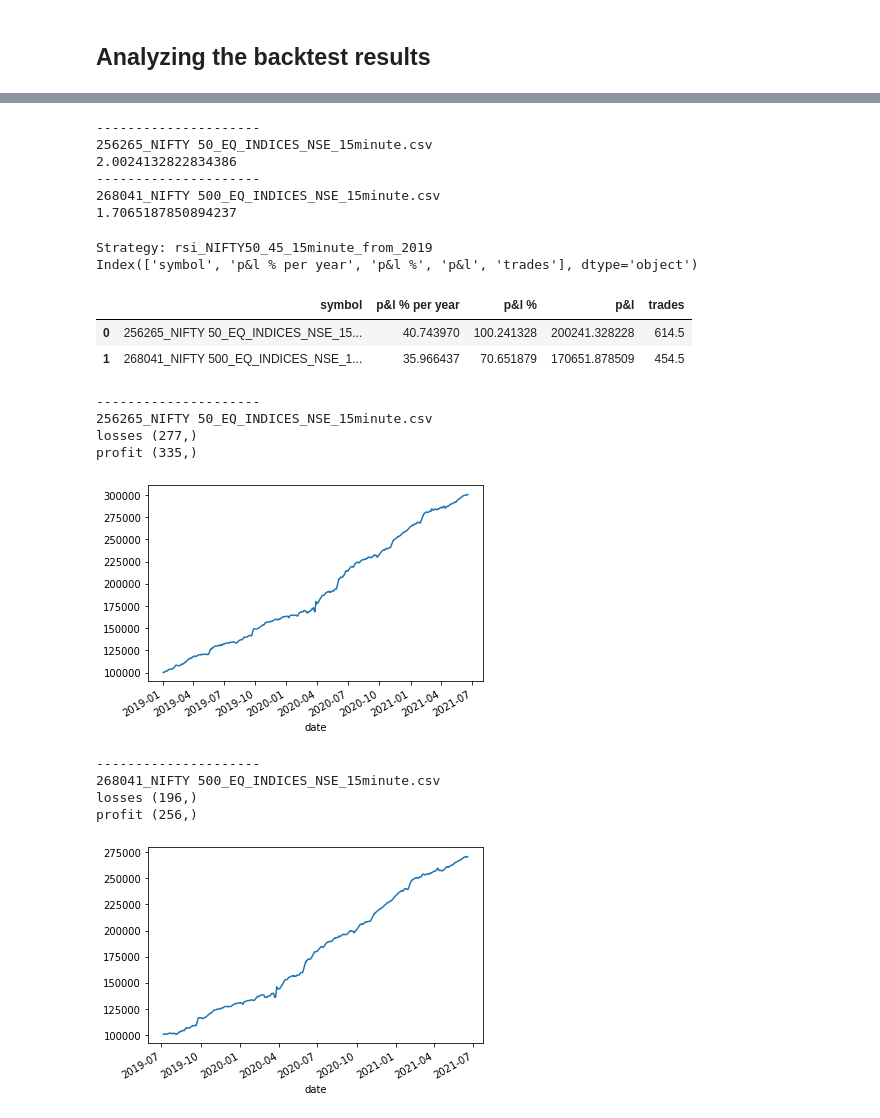
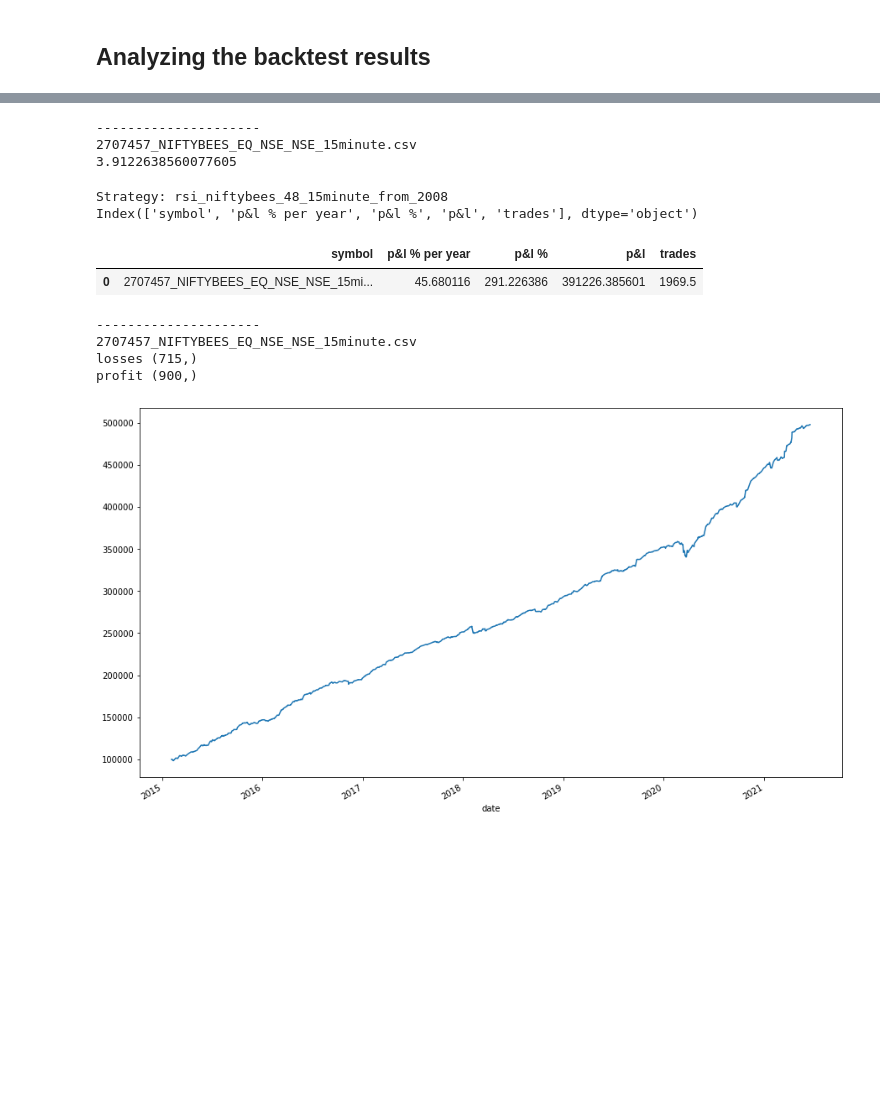
Before and after one commit to binarysentient/bsstonks, a Jupyter notebook: backtest_stategies_analysis.ipynb, the cells around one changed output, grey strips where cells are left out. Cells and saved outputs as stored; diff of their text form; code cells hidden in the pictures; blank space fills up the shorter version.

```diff
--- a/backtest_stategies_analysis.ipynb
+++ b/backtest_stategies_analysis.ipynb
@@ -39,5 +44,5 @@ rsi_NIFTY50_45_15minute_from_2019
 # %%
-backtest_strategy_dir = "rsi_NIFTY50_45_15minute_from_2019"
+backtest_strategy_dir = "rsi_niftybees_48_15minute_from_2008"
 strategy_symbol_summary = []
 for backtest_symbol_file in os.listdir(os.path.join(BACKTEST_DIR,backtest_strategy_dir)):
     print("---------------------")
@@ -64,48 +69,39 @@ for backtest_symbol_file in os.listdir(os.path.join(BACKTEST_DIR,backtest_strate
 #     print("P&L --> ", )
 # %% [output]
 ---------------------
-256265_NIFTY 50_EQ_INDICES_NSE_15minute.csv
-2.0024132822834386
----------------------
-268041_NIFTY 500_EQ_INDICES_NSE_15minute.csv
-1.7065187850894237
+2707457_NIFTYBEES_EQ_NSE_NSE_15minute.csv
+3.9122638560077605
 # %%
 print("Strategy:", backtest_strategy_dir)
 df_symbol_summary = pd.DataFrame(strategy_symbol_summary)
 print(df_symbol_summary.columns)
 df_symbol_summary.sort_values(by=["p&l % per year"], ascending=False).head(50)
 # %% [output]
-Strategy: rsi_NIFTY50_45_15minute_from_2019
+Strategy: rsi_niftybees_48_15minute_from_2008
 Index(['symbol', 'p&l % per year', 'p&l %', 'p&l', 'trades'], dtype='object')
 |  | symbol | p&l % per year | p&l % | p&l | trades |
-| 0 | 256265_NIFTY 50_EQ_INDICES_NSE_15... | 40.743970 | 100.241328 | 200241.328228 | 614.5 |
-| 1 | 268041_NIFTY 500_EQ_INDICES_NSE_1... | 35.966437 | 70.651879 | 170651.878509 | 454.5 |
+| 0 | 2707457_NIFTYBEES_EQ_NSE_NSE_15mi... | 45.680116 | 291.226386 | 391226.385601 | 1969.5 |
 # %%
 top_profits = df_symbol_summary.sort_values(by=["p&l % per year"], ascending=False).head(40)['symbol'].values
 for backtest_symbol_file in os.listdir(os.path.join(BACKTEST_DIR,backtest_strategy_dir)):
 
 
     if backtest_symbol_file not in top_profits:
         continue
     print("---------------------")
     print(backtest_symbol_file)
     df = pd.read_csv(os.path.join(BACKTEST_DIR, backtest_strategy_dir, backtest_symbol_file), index_col="date", parse_dates=True, date_parser=dateutil.parser.parse)
 #     df.index_col = 0
 #     df.date.astype("datetime")
-    df[df['buysell']=='sell']['balance'].plot()
+    df[df['buysell']=='sell']['balance'].plot(figsize=(15,9))
 
     porl = df[df['buysell']=='sell']['balance'].diff()
     print("losses", porl[porl<0].shape)
     print("profit", porl[porl>0].shape)
     pyplot.show()
 # %% [output]
 ---------------------
-256265_NIFTY 50_EQ_INDICES_NSE_15minute.csv
-losses (277,)
-profit (335,)
+2707457_NIFTYBEES_EQ_NSE_NSE_15minute.csv
+losses (715,)
+profit (900,)
-[figure, old version]
+[figure, new version]
----------------------
-268041_NIFTY 500_EQ_INDICES_NSE_15minute.csv
-losses (196,)
-profit (256,)
-[figure, removed]
```
Also changed, not shown: parts of 3 cells of this notebook, 1 other file.
